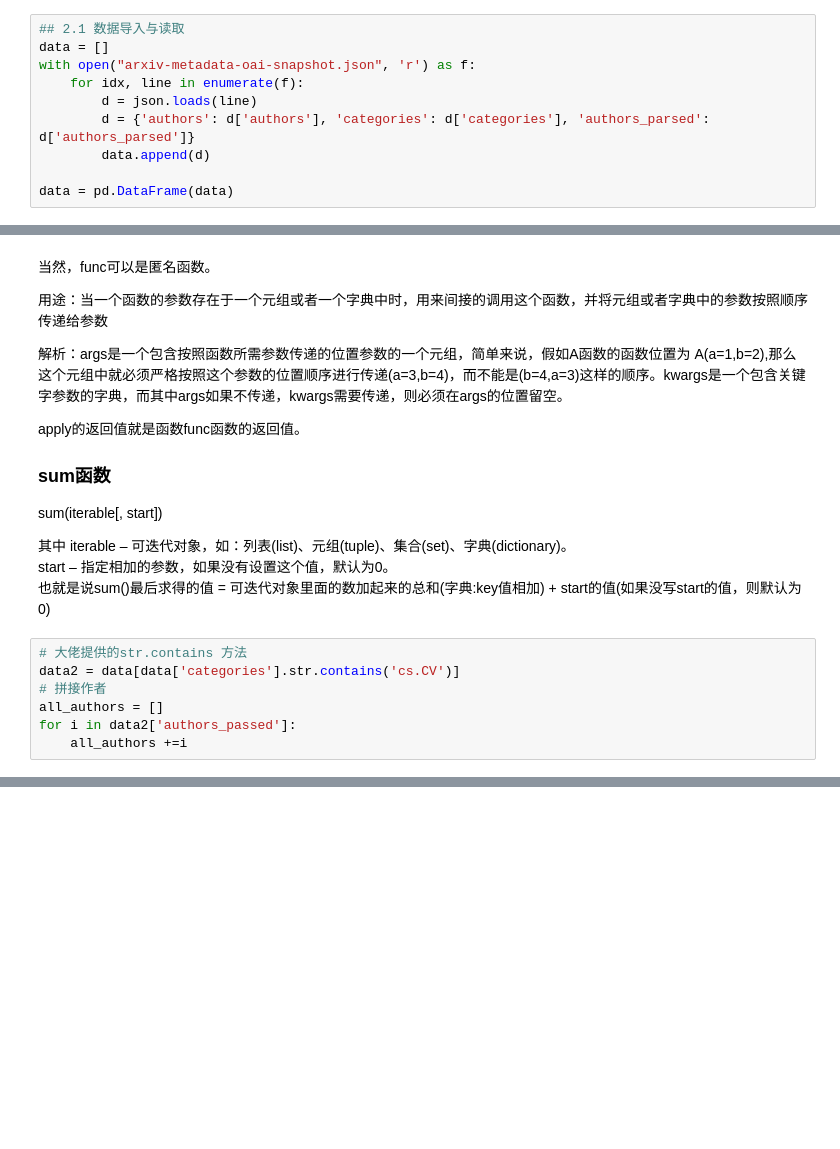
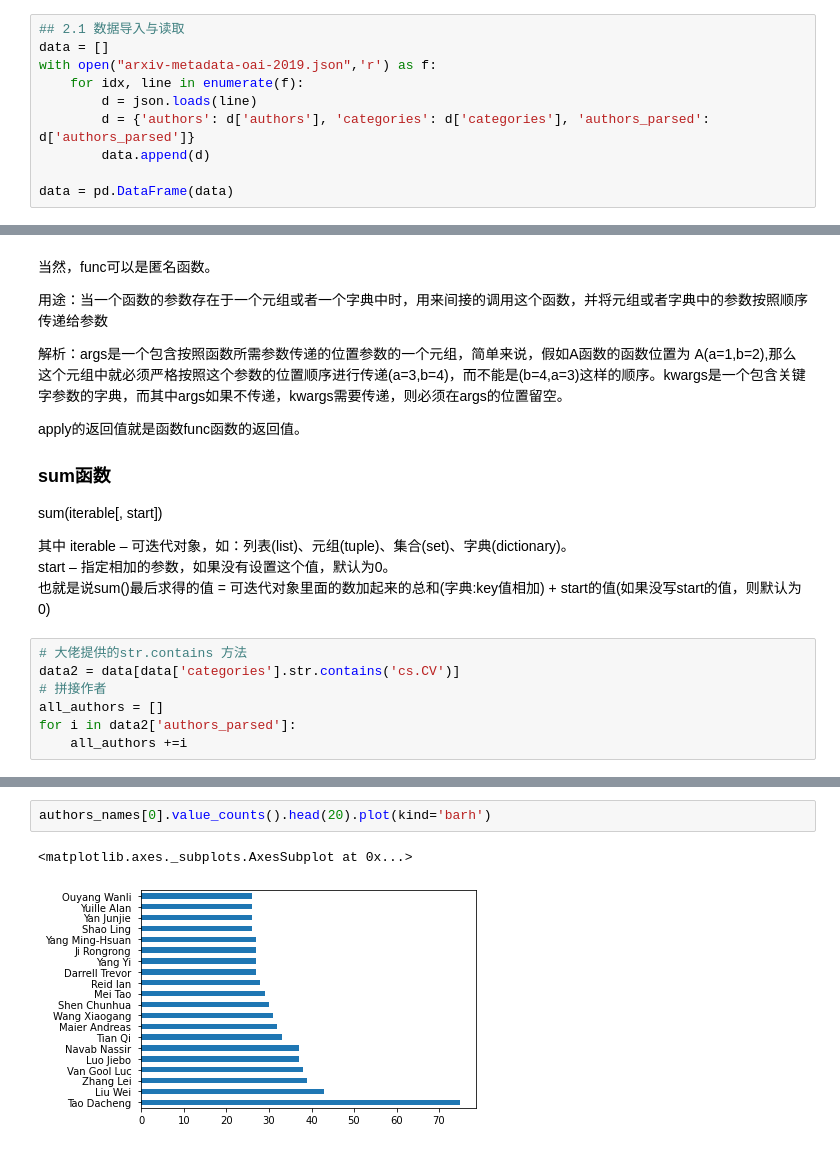
Before and after one commit to githubsina/Datawhale-, a Jupyter notebook: DA-task2-20210116.ipynb, the cells around one changed output, grey strips where cells are left out. Saved outputs shown, nothing was run; the diff lists cells and outputs as text; blank space fills up the shorter version.

```diff
--- a/DA-task2-20210116.ipynb
+++ b/DA-task2-20210116.ipynb
@@ -45,7 +46,7 @@ import matplotlib.pyplot as plt #画图工具
 # %%
 ## 2.1 数据导入与读取
 data = []
-with open("arxiv-metadata-oai-snapshot.json", 'r') as f:
+with open("arxiv-metadata-oai-2019.json",'r') as f:
     for idx, line in enumerate(f):
         d = json.loads(line)
         d = {'authors': d['authors'], 'categories': d['categories'], 'authors_parsed': d['authors_parsed']}
@@ -120,7 +121,7 @@ start – 指定相加的参数，如果没有设置这个值，默认为0。
 data2 = data[data['categories'].str.contains('cs.CV')]
 # 拼接作者
 all_authors = []
-for i in data2['authors_passed']:
+for i in data2['authors_parsed']:
     all_authors +=i
 # %%
 # 拼接所有的作者
@@ -151,0 +159,5 @@ plt.xlabel('Count')
+# %%
+authors_names[0].value_counts().head(20).plot(kind='barh')
+# %% [output]
+<matplotlib.axes._subplots.AxesSubplot at 0x...>
+[figure, added]
```
Also changed, not shown: parts of 6 cells of this notebook.
